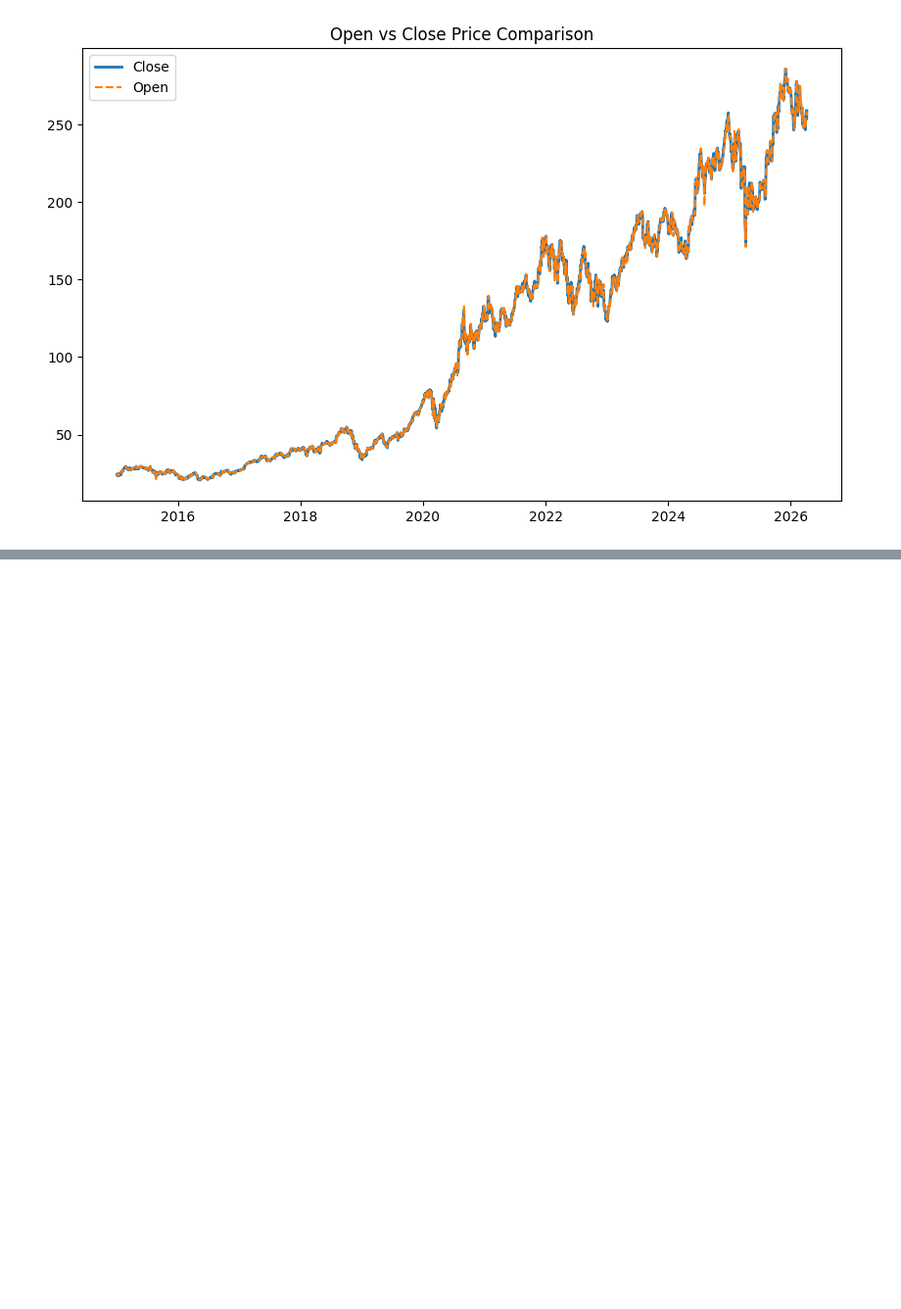
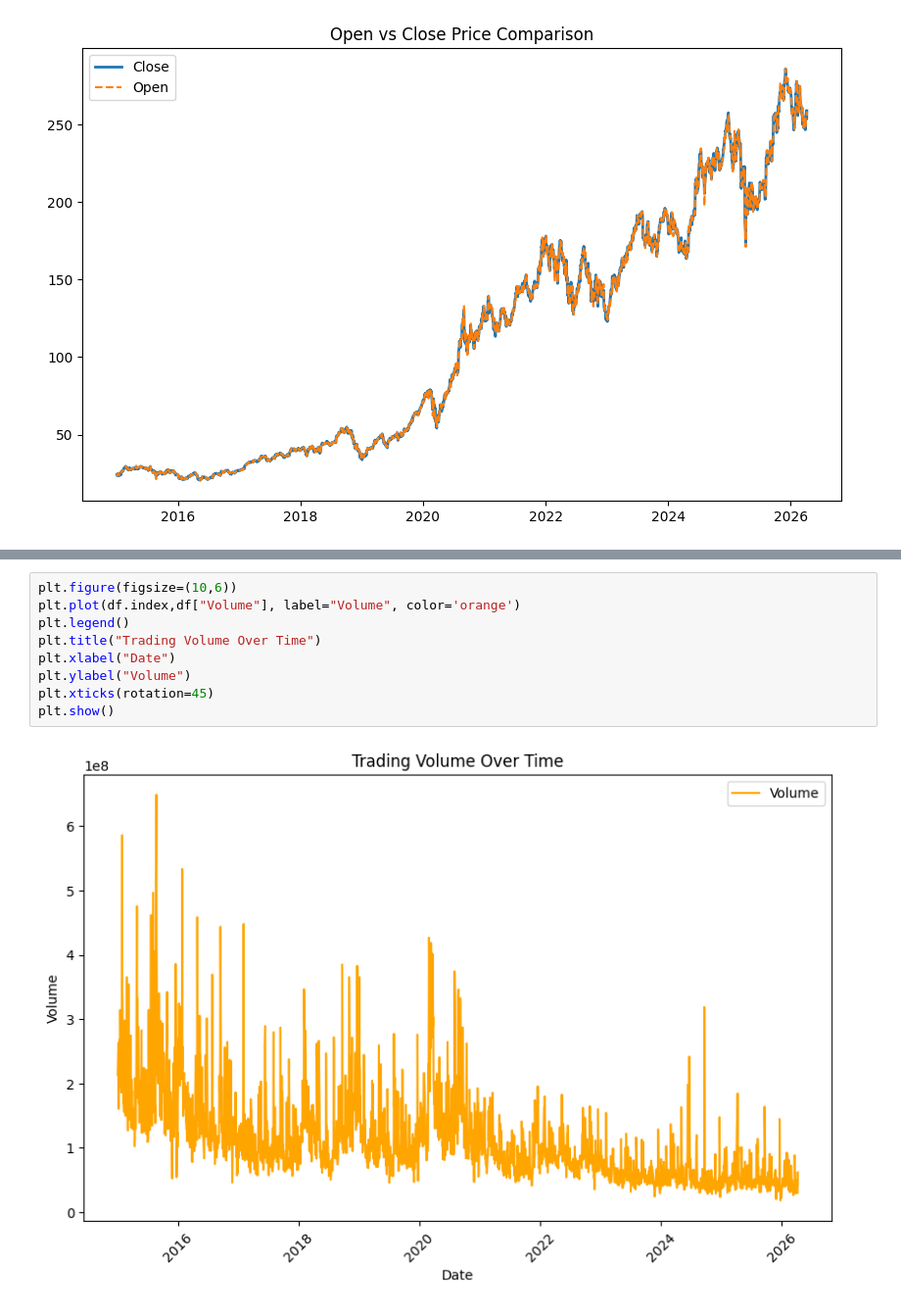
Before and after one commit to vijais0604-cloud/Apple_Stock_Prediction, a Jupyter notebook: Apple_Stock.ipynb, the cells around one changed output, grey strips where cells are left out. Shown at 98% size. Saved outputs shown, nothing was run; the diff lists cells and outputs as text; blank space fills up the shorter version.

```diff
--- a/Apple_Stock.ipynb
+++ b/Apple_Stock.ipynb
@@ -105,0 +141,11 @@ plt.show()
+# %%
+plt.figure(figsize=(10,6))
+plt.plot(df.index,df["Volume"], label="Volume", color='orange')
+plt.legend()
+plt.title("Trading Volume Over Time")
+plt.xlabel("Date")
+plt.ylabel("Volume")
+plt.xticks(rotation=45)
+plt.show()
+# %% [output]
+[figure, added]
```
Also changed, not shown: parts of 15 cells of this notebook.
